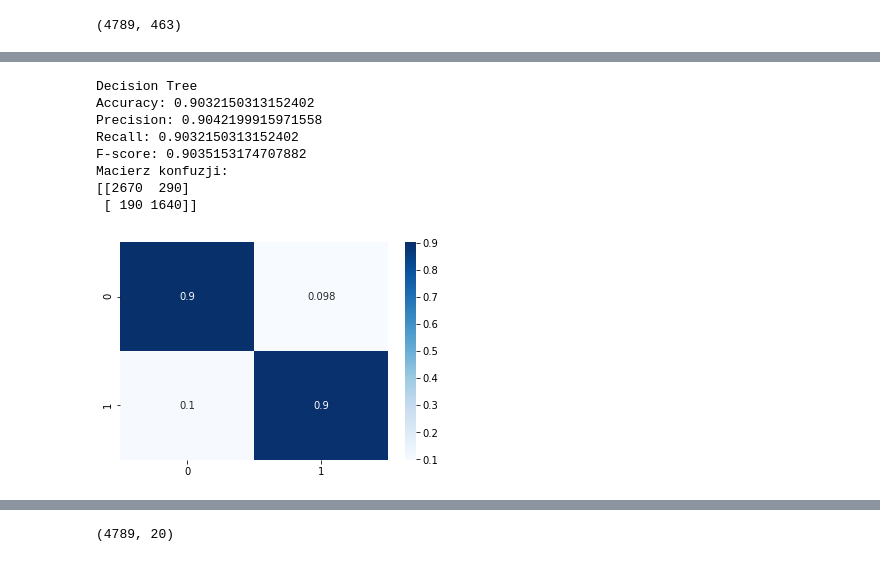
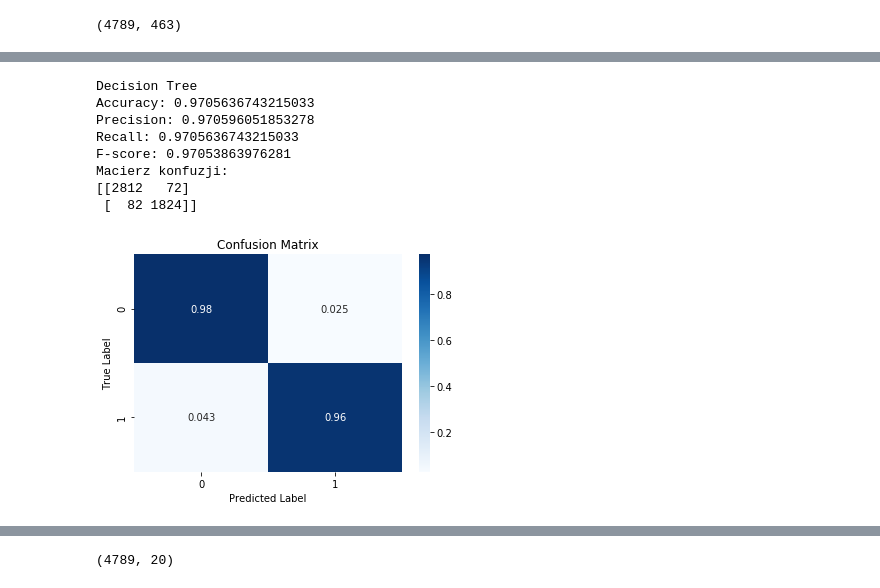
Before and after one commit to Torak28/Analityka_Eksploracja_Danych, a Jupyter notebook: 2_Data_Mining/Data_Mining.ipynb, the cells around one changed output, grey strips where cells are left out. Cells and saved outputs as stored; diff of their text form; code cells hidden in the pictures.

```diff
--- a/2_Data_Mining/Data_Mining.ipynb
+++ b/2_Data_Mining/Data_Mining.ipynb
@@ -131,6 +112,9 @@ def do_the_thing(model, name, datContent):
     cm = cm.astype('float') / cm.sum(axis=1)[:, np.newaxis]
     df_cm = pd.DataFrame(cm)
     sns.heatmap(df_cm, cmap="Blues", annot=True)
+    plt.ylabel('True Label')
+    plt.xlabel('Predicted Label')
+    plt.title('Confusion Matrix')
 # %%
 do_the_thing(model=svm.SVC(kernel='linear'), name='SVM_Linear', datContent=datContent)
 # %% [output]
@@ -196,14 +168,14 @@ Macierz konfuzji:
 # %%
 from sklearn.tree import DecisionTreeClassifier
 
-do_the_thing(DecisionTreeClassifier(max_leaf_nodes=3, random_state=0), name='Decision Tree', datContent=datContent)
+do_the_thing(DecisionTreeClassifier(), name='Decision Tree', datContent=datContent)
 # %% [output]
 Decision Tree
-Accuracy: 0.9032150313152402
-Precision: 0.9042199915971558
-Recall: 0.9032150313152402
-F-score: 0.9035153174707882
+Accuracy: 0.9705636743215033
+Precision: 0.970596051853278
+Recall: 0.9705636743215033
+F-score: 0.97053863976281
 Macierz konfuzji:
-[[2670  290]
- [ 190 1640]]
+[[2812   72]
+ [  82 1824]]
-[figure, old version]
+[figure, new version]
```
Also changed, not shown: parts of 20 cells of this notebook.
